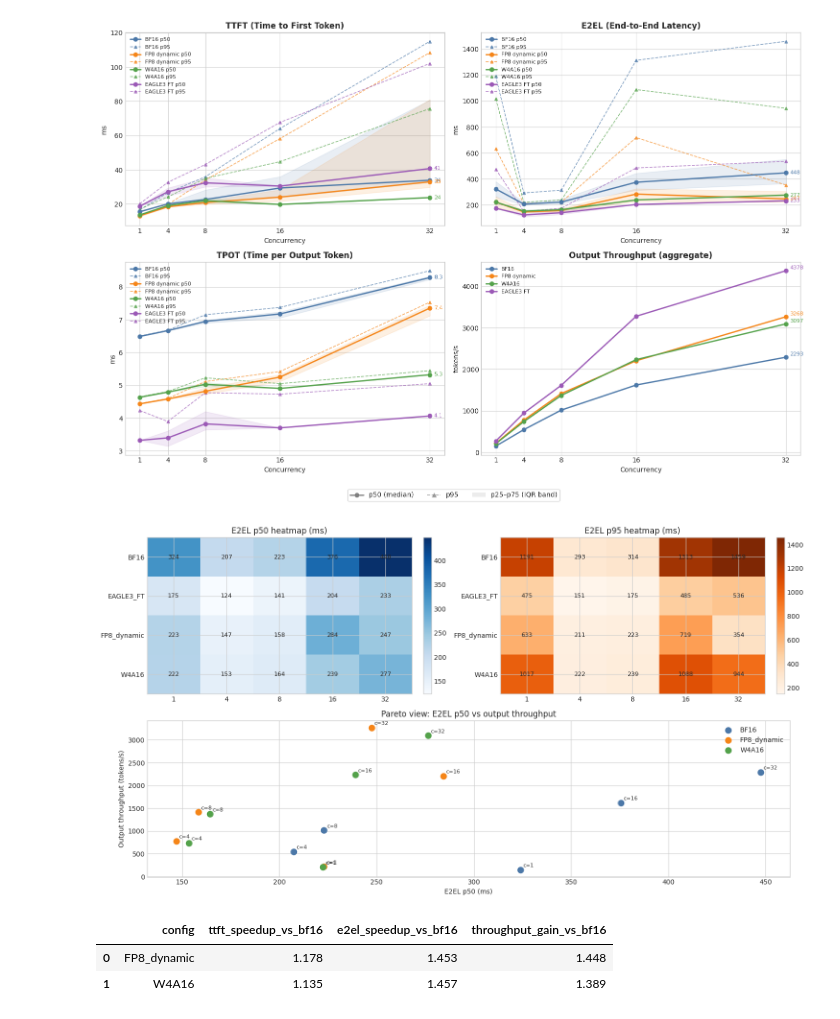
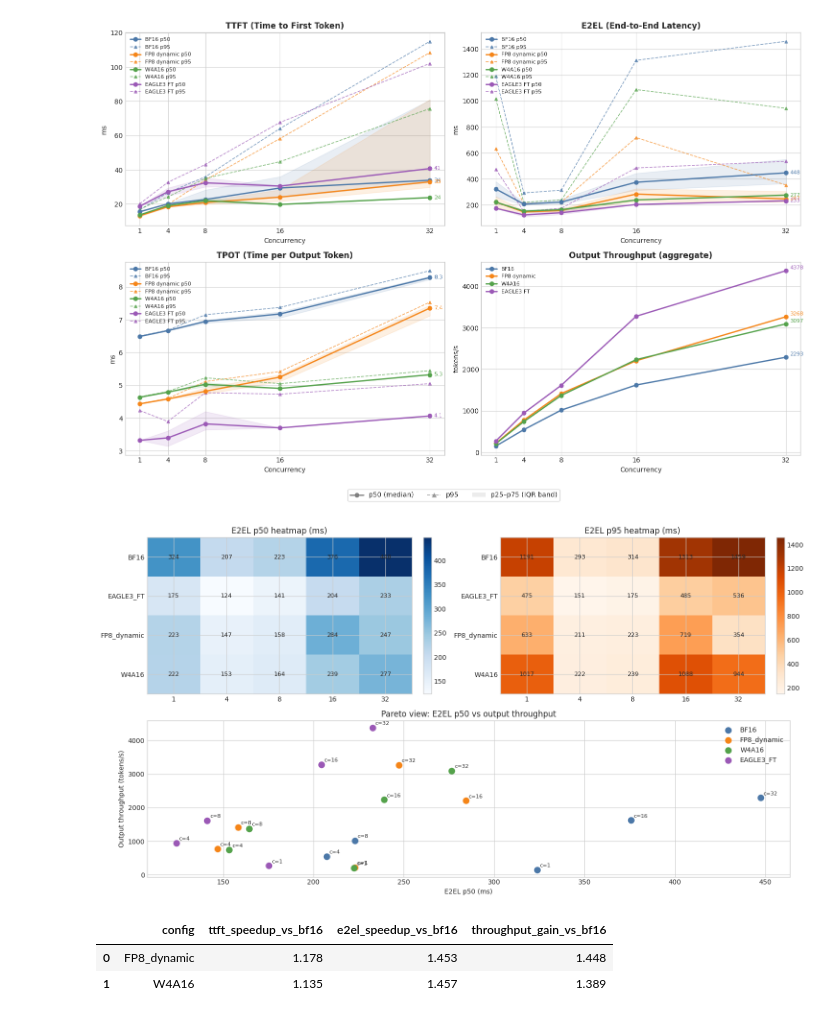
Before and after one commit to aimedvedevq/toolaceqwen, a Jupyter notebook: report.ipynb, the cells around one changed output. Saved outputs shown, nothing was run; the diff lists cells and outputs as text; code cells hidden in the pictures.

Commit message:
Add EAGLE3-FT to Pareto scatter plot
Made-with: Cursor

```diff
--- a/report.ipynb
+++ b/report.ipynb
@@ -477,35 +477,37 @@ ax3 = fig.add_subplot(gs[1, :])
 im1 = ax1.imshow(p50.values, aspect='auto', cmap='Blues')
 ax1.set_title('E2EL p50 heatmap (ms)')
 ax1.set_xticks(range(len(p50.columns)), p50.columns)
 ax1.set_yticks(range(len(p50.index)), p50.index)
 for i in range(p50.shape[0]):
     for j in range(p50.shape[1]):
         ax1.text(j, i, f'{p50.values[i,j]:.0f}', ha='center', va='center', fontsize=9)
 fig.colorbar(im1, ax=ax1, fraction=0.046, pad=0.04)
 
 im2 = ax2.imshow(p95.values, aspect='auto', cmap='Oranges')
 ax2.set_title('E2EL p95 heatmap (ms)')
 ax2.set_xticks(range(len(p95.columns)), p95.columns)
 ax2.set_yticks(range(len(p95.index)), p95.index)
 for i in range(p95.shape[0]):
     for j in range(p95.shape[1]):
         ax2.text(j, i, f'{p95.values[i,j]:.0f}', ha='center', va='center', fontsize=9)
 fig.colorbar(im2, ax=ax2, fraction=0.046, pad=0.04)
 
-for cfg in ['BF16', 'FP8_dynamic', 'W4A16']:
+for cfg in ['BF16', 'FP8_dynamic', 'W4A16', 'EAGLE3_FT']:
     sub = lat_df[lat_df['config'] == cfg].sort_values('concurrency')
+    if sub.empty:
+        continue
     ax3.scatter(sub['e2el_p50'], sub['output_tps'], s=80, color=COLORS[cfg], label=cfg)
     for _, row in sub.iterrows():
         ax3.annotate(f"c={int(row['concurrency'])}", (row['e2el_p50'], row['output_tps']), textcoords='offset points', xytext=(4,4), fontsize=8)
 ax3.set_title('Pareto view: E2EL p50 vs output throughput')
 ax3.set_xlabel('E2EL p50 (ms)')
 ax3.set_ylabel('Output throughput (tokens/s)')
 ax3.legend()
 
 plt.tight_layout()
 plt.show()
 # %% [output]
-[figure, old version]
+[figure, new version]
 # %%
 speedup_df = pd.DataFrame([
     {
```
